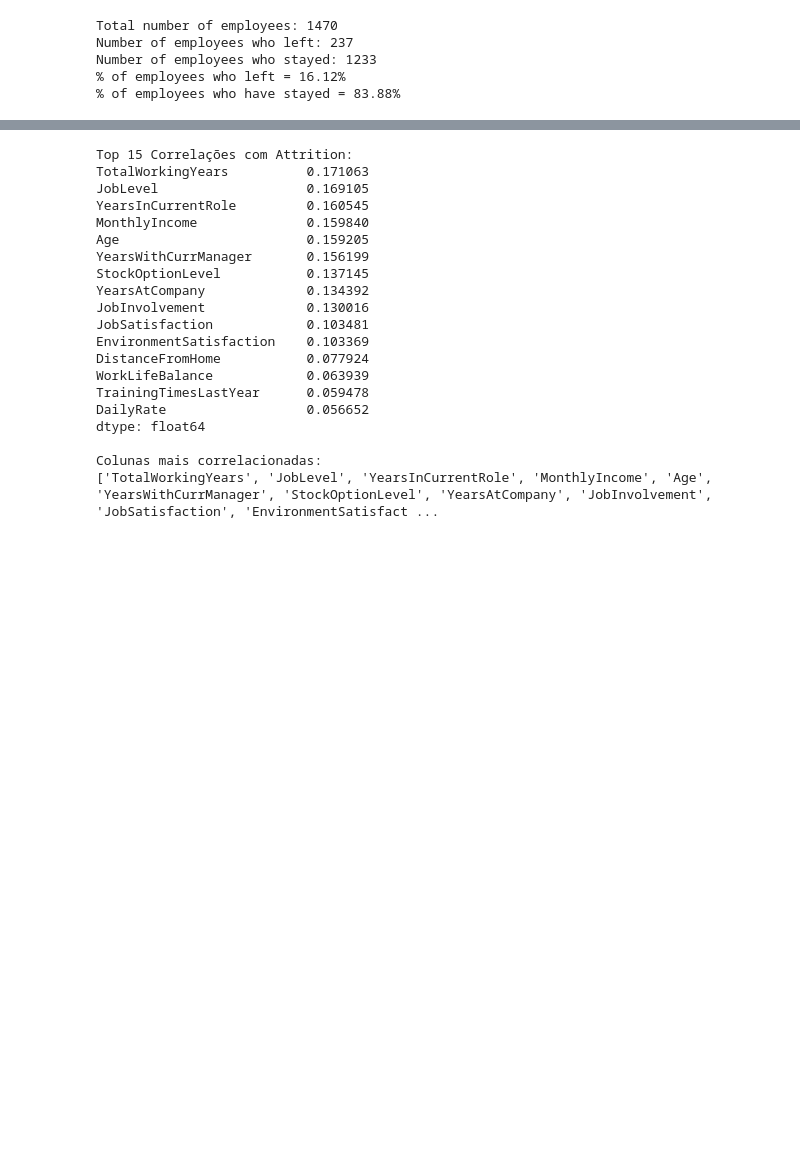
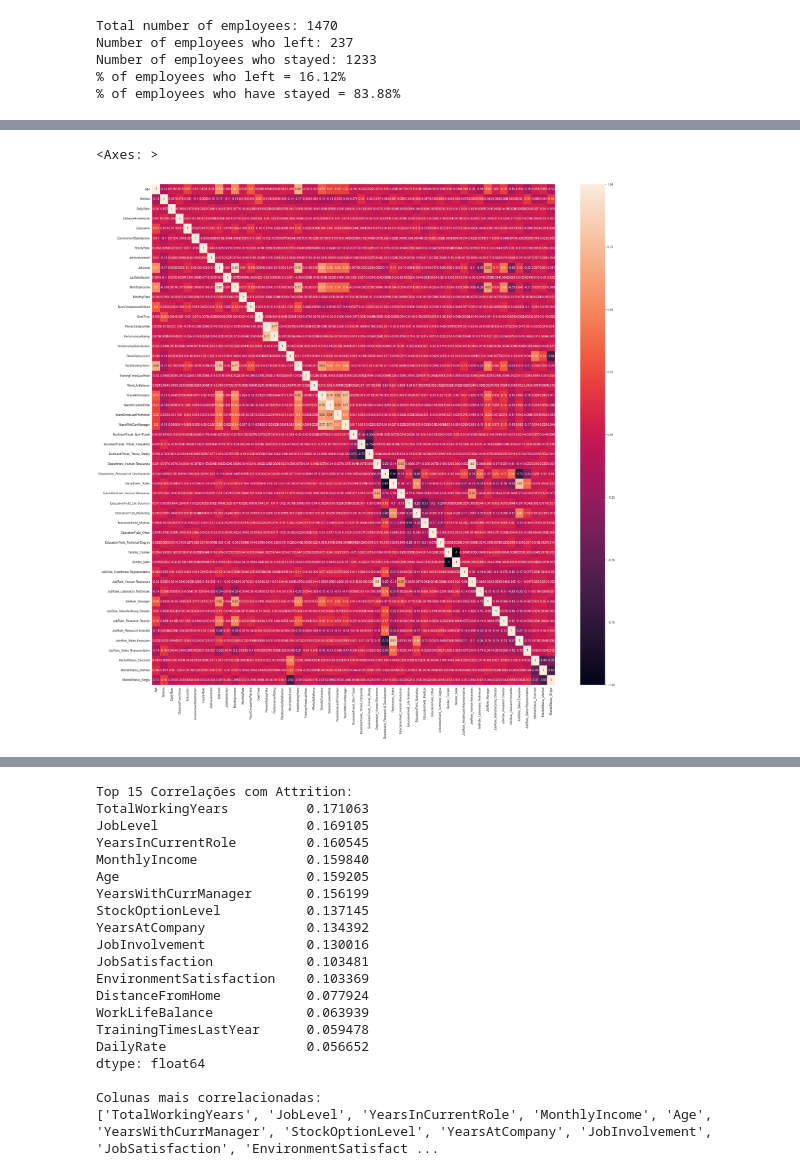
Before and after one commit to Haell39/HR-Analytics, a Jupyter notebook: notebooks/EDA_HR.ipynb, the cells around one changed output, grey strips where cells are left out. Drawn from its saved outputs; the diff is of its cells as text; code cells hidden in the pictures; blank space fills up the shorter version.

```diff
--- a/notebooks/EDA_HR.ipynb
+++ b/notebooks/EDA_HR.ipynb
@@ -261,0 +352,4 @@ stayed_df = employee_df[employee_df['Attrition'] == 0]
+# %%
+# Apagando as colunas categóricas originais já tratadas.
+
+employee_df = employee_df.drop(['BusinessTravel', 'Department', 'EducationField', 'Gender', 'JobRole', 'MaritalStatus'], axis=1)
@@ -343,29 +382,0 @@ Name: count, dtype: int64
-# %%
-employee_df = pd.read_csv('../data/raw/Human_Resources.csv')
-
-employee_df['Attrition'] = employee_df['Attrition'].str.strip().str.upper().apply(lambda x: 1 if x == 'YES' else 0)
-employee_df['OverTime'] = employee_df['OverTime'].str.strip().str.upper().apply(lambda x: 1 if x == 'YES' else 0)
-employee_df['Gender'] = employee_df['Gender'].str.strip().str.upper().apply(lambda x: 1 if x == 'MALE' else 0)  # 'Male' -> 1, 'Female' -> 0
-
-object_cols = employee_df.select_dtypes(include=['object']).columns
-employee_df = employee_df.drop(columns=object_cols)
-
-correlations = employee_df.corr()
-f, ax = plt.subplots(figsize=(20, 20))
-sns.heatmap(correlations, annot=True, cmap='coolwarm', center=0)
-plt.title('Correlação entre Variáveis Numéricas e Binárias Transformadas')
-plt.show()
-
-
-"""Discoveries and Correlations"""
-
-#Obs: The reder the better!
-
-"""
-There is a strong correlations between TotalWorkingYears and Joblevel and MonthlyIncome
-YearsatCompany have a solid correlation with TotalWorkingYears and MonthlyIncome
-YearsinCurrentRole have a strong correlations with YearsatCompany
-Age have a solid correlation with MonthlyIncome -> 0.5
-"""
-
-#OBS: Take more notes and put the number along!!
@@ -374,0 +409,4 @@ Age have a solid correlation with MonthlyIncome -> 0.5
+# %%
+# Vou verificar  se ainda existem valores categóricos em employee
+employee_df['OverTime'] = employee_df['OverTime'].str.strip().apply(lambda x: 1 if x == 'Yes' else 0)
+employee_df.info()
@@ -374,0 +431,9 @@ Age have a solid correlation with MonthlyIncome -> 0.5
+# %%
+# Verificando as correlações:
+
+correlacoes = employee_df.corr()
+fig, ax = plt.subplots(figsize = (30, 30))
+sns.heatmap(correlacoes, annot=True)
+# %% [output]
+<Axes: >
+[figure, added]
```
Also changed, not shown: parts of 35 cells of this notebook, 1 other file.
